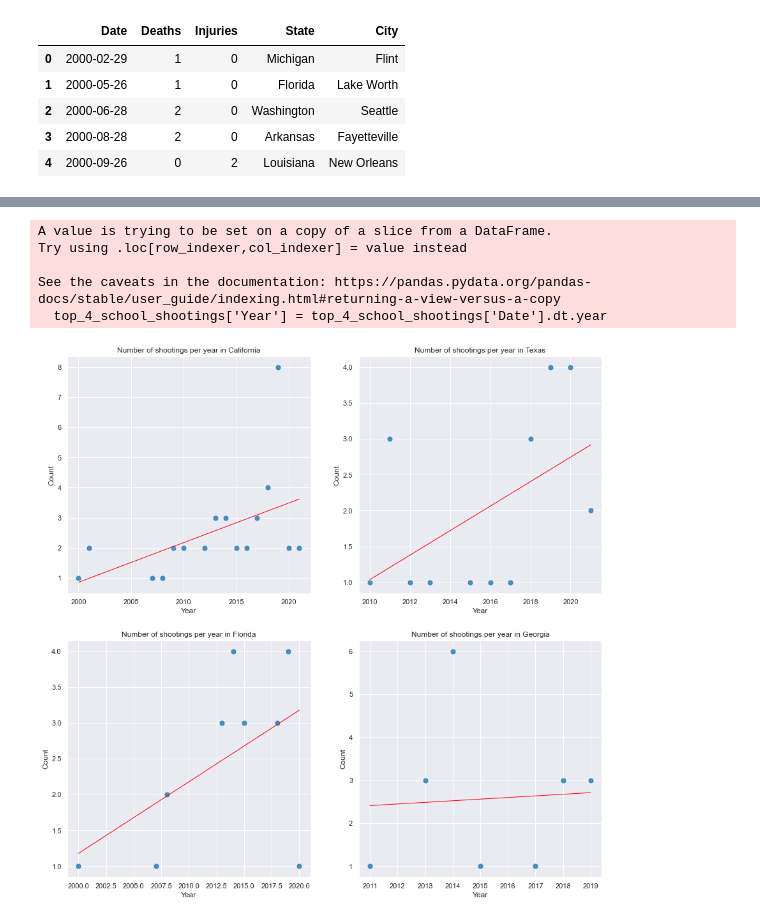
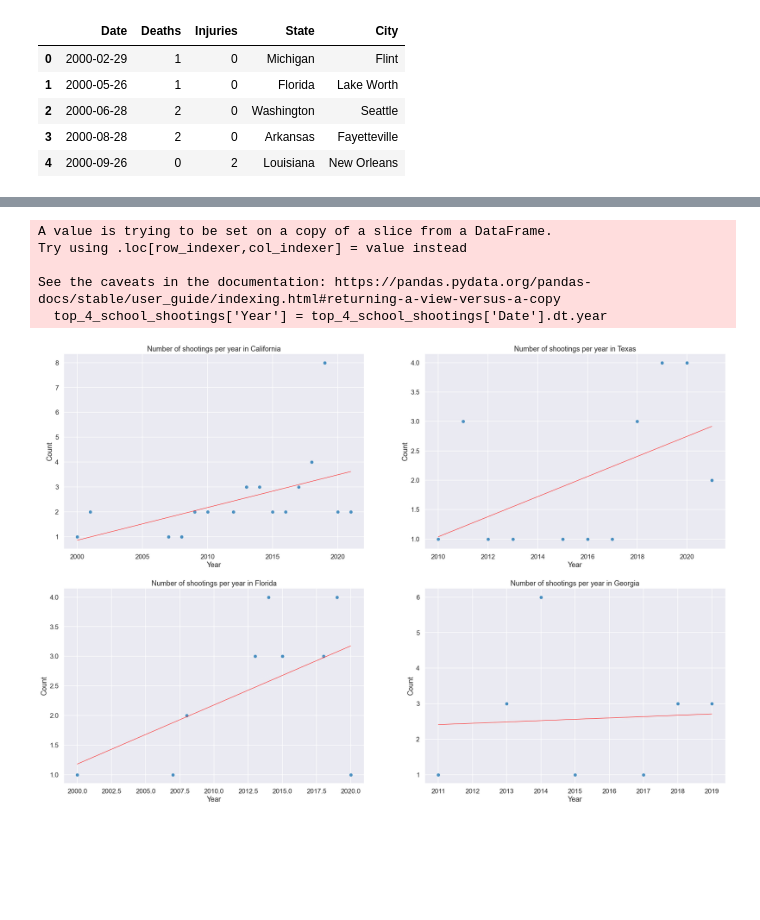
Before and after one commit to MarioOrellana58/School-Shootings-in-the-United-States, a Jupyter notebook: notebook.ipynb, the cells around one changed output, grey strips where cells are left out. Drawn from its saved outputs; the diff is of its cells as text; code cells hidden in the pictures; blank space fills up the shorter version.

```diff
--- a/notebook.ipynb
+++ b/notebook.ipynb
@@ -120,7 +120,7 @@ import matplotlib.pyplot as plt
 fig, ax = plt.subplots(figsize=(12,8))
 
 sns.set_style('darkgrid')
-sns.set_context('notebook')
+sns.set_context('talk')
 
 shootings_per_year = df_school_shootings_USA.groupby(df_school_shootings_USA.Date.dt.year)[['Date']].count().rename({'Date': 'Count'}, axis=1).sort_values(by='Count', ascending=False).reset_index().rename({'Date': 'Year'}, axis=1)
 sns.lineplot(data=shootings_per_year, x='Year', y='Count')
@@ -140,28 +140,32 @@ plt.show()
 # %%
 top_4_school_shootings_states = shootings_per_state.nlargest(4, 'Count')['State']
 top_4_school_shootings = df_school_shootings_USA[df_school_shootings_USA['State'].isin(top_4_school_shootings_states)]
 
 top_4_school_shootings['Year'] = top_4_school_shootings['Date'].dt.year
 top_4_school_shootings_per_year = top_4_school_shootings.groupby(['State', 'Year'])[['State']].count().rename({'State': 'Count'}, axis=1).sort_values(by='Count', ascending=False).reset_index()
 
-fig, ax = plt.subplots(ncols=2, nrows=2)
+fig, ax = plt.subplots(ncols=2, nrows=2, figsize=(30, 20))
+sns.set_style('darkgrid')
+sns.set_context('talk')
 ax[0,0].set(title='Number of shootings per year in ' + top_4_school_shootings_states[0])
 ax[0,1].set(title='Number of shootings per year in ' + top_4_school_shootings_states[1])
 ax[1,0].set(title='Number of shootings per year in ' + top_4_school_shootings_states[2])
 ax[1,1].set(title='Number of shootings per year in ' + top_4_school_shootings_states[3])
+
+#let's make linear regression to see if there is a correlation between the number of shootings and the year
 sns.regplot(x='Year', y='Count', data=top_4_school_shootings_per_year.loc[top_4_school_shootings_per_year['State'] == top_4_school_shootings_states[0]], ax = ax[0,0], fit_reg=True, scatter_kws={"s": 50}, line_kws={"color": "red", "lw": 1}, ci=False)
 sns.regplot(x='Year', y='Count', data=top_4_school_shootings_per_year.loc[top_4_school_shootings_per_year['State'] == top_4_school_shootings_states[1]], ax = ax[0,1], fit_reg=True, scatter_kws={"s": 50}, line_kws={"color": "red", "lw": 1}, ci=False)
 sns.regplot(x='Year', y='Count', data=top_4_school_shootings_per_year.loc[top_4_school_shootings_per_year['State'] == top_4_school_shootings_states[2]], ax = ax[1,0], fit_reg=True, scatter_kws={"s": 50}, line_kws={"color": "red", "lw": 1}, ci=False)
 sns.regplot(x='Year', y='Count', data=top_4_school_shootings_per_year.loc[top_4_school_shootings_per_year['State'] == top_4_school_shootings_states[3]], ax = ax[1,1], fit_reg=True, scatter_kws={"s": 50}, line_kws={"color": "red", "lw": 1}, ci=False)
 
 plt.show()
 # %% [output]
 A value is trying to be set on a copy of a slice from a DataFrame.
 Try using .loc[row_indexer,col_indexer] = value instead
 
 See the caveats in the documentation: https://pandas.pydata.org/pandas-docs/stable/user_guide/indexing.html#returning-a-view-versus-a-copy
   top_4_school_shootings['Year'] = top_4_school_shootings['Date'].dt.year
-[figure, old version]
+[figure, new version]
 # %%
 
 shootings_in_california = df_school_shootings_USA[df_school_shootings_USA['State'] == 'California']
```
Also changed, not shown: parts of 4 cells of this notebook, 4 other files.
